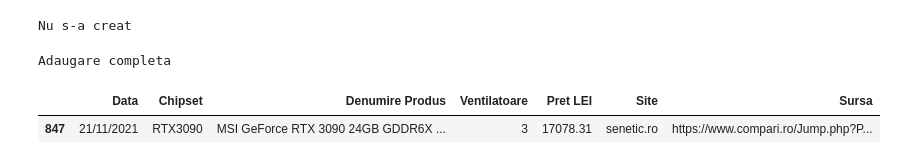
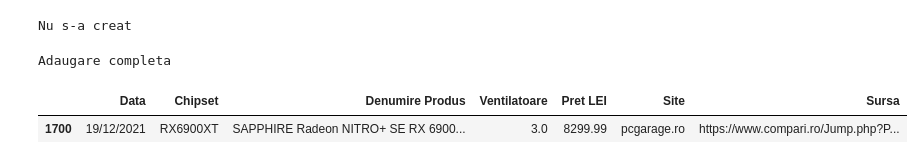
Before and after one commit to IulianRo3/PlaciVideo, a Jupyter notebook: AnalizaPlaciJupit.ipynb, the cells around one changed output. Saved outputs shown, nothing was run; the diff lists cells and outputs as text; code cells hidden in the pictures.

```diff
--- a/AnalizaPlaciJupit.ipynb
+++ b/AnalizaPlaciJupit.ipynb
@@ -418,17 +416,17 @@ fig.show()
 # %%
 import pandas as pd
 from IPython.display import display
 df_daily = pd.read_csv("AnalizaPlaci2.csv")
 data_curenta = df_daily['Data curenta'].iloc[-1]
 #data_aleasa = input('Alege data(format: dd/mm/yyyy)')
 df_daily = df_daily.loc[df_daily['Data curenta'] == data_curenta]
 df_daily = df_daily[['Data curenta','Chipset','Denumire Produs','Ventilatoare','Pret LEI','Site','Sursa']]
 df_daily.rename(columns={'Data curenta' : 'Data'},inplace=True)
-df_daily = df_daily[df_daily['Denumire Produs'].str.contains('3090')]
+df_daily = df_daily[df_daily['Denumire Produs'].str.contains('6900')]
 display(df_daily.sort_values('Pret LEI',ascending=False))
 # %% [output]
 |  | Data | Chipset | Denumire Produs | Ventilatoare | Pret LEI | Site | Sursa |
-| 847 | 21/11/2021 | RTX3090 | MSI GeForce RTX 3090 24GB GDDR6X ... | 3 | 17078.31 | senetic.ro | https://www.compari.ro/Jump.php?P... |
+| 1700 | 19/12/2021 | RX6900XT | SAPPHIRE Radeon NITRO+ SE RX 6900... | 3.0 | 8299.99 | pcgarage.ro | https://www.compari.ro/Jump.php?P... |
 # %%
 import pandas as pd
 from IPython.display import display
```
Also changed, not shown: parts of 4 cells of this notebook, 4 other files.
